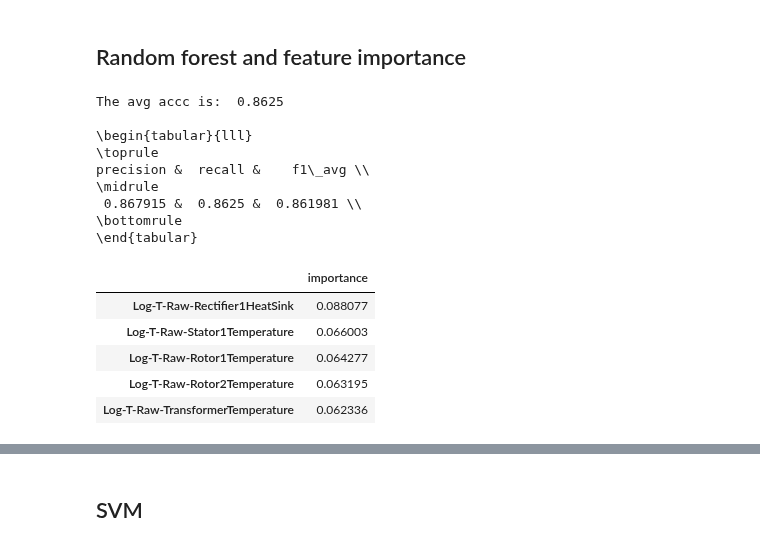
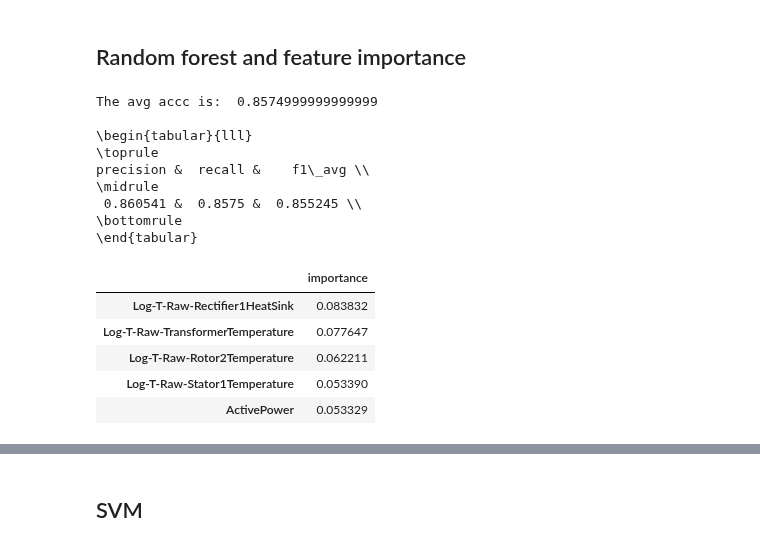
Before and after one commit to StianIsmar/project-thesis, a Jupyter notebook: TE/models/run_models_stian.ipynb, the cells around one changed output, grey strips where cells are left out. Saved outputs shown, nothing was run; the diff lists cells and outputs as text; code cells hidden in the pictures.

```diff
--- a/TE/models/run_models_stian.ipynb
+++ b/TE/models/run_models_stian.ipynb
@@ -105,37 +105,38 @@ X_test_smote1 ,y_test_smote1 = sm.fit_resample(X_test, y_test)
 # %%
 from sklearn.ensemble import RandomForestClassifier
 
 rf = RandomForestClassifier(n_estimators=10, random_state=12)
 
-df_rf, y_true, y_pred = performance_measure.cross_validate_model(rf,X,y)
+# Smote is on the cross validation
+df_rf, y_true, y_pred = performance_measure.cross_validate_model(rf,X,y,smote=True)
 performance_measure.confusion_matrix(y_true,y_pred)
 
 # rf = random_forest_method.get_rf_model(pd.DataFrame(X_train_smote1,columns=X_train.columns), pd.DataFrame(X_test_smote1,columns=X_train.columns), y_train_smote1, y_test_smote1)
 # rf1 = random_forest_method.get_rf_model(X_train, X_test, y_train, y_test)
 
 # Combine training and test data for cross validation:
 
 rf.fit(X_smote,y_smote)
 
 columns = X.columns
 feature_importances = random_forest_method.get_feature_importances(rf, columns)
 feature_importances.head()
 # %% [output]
-The avg accc is:  0.8625
+The avg accc is:  0.8574999999999999
 
 \begin{tabular}{lll}
 \toprule
 precision &  recall &    f1\_avg \\
 \midrule
- 0.867915 &  0.8625 &  0.861981 \\
+ 0.860541 &  0.8575 &  0.855245 \\
 \bottomrule
 \end{tabular}
 |  | importance |
-| Log-T-Raw-Rectifier1HeatSink | 0.088077 |
-| Log-T-Raw-Stator1Temperature | 0.066003 |
-| Log-T-Raw-Rotor1Temperature | 0.064277 |
-| Log-T-Raw-Rotor2Temperature | 0.063195 |
-| Log-T-Raw-TransformerTemperature | 0.062336 |
+| Log-T-Raw-Rectifier1HeatSink | 0.083832 |
+| Log-T-Raw-TransformerTemperature | 0.077647 |
+| Log-T-Raw-Rotor2Temperature | 0.062211 |
+| Log-T-Raw-Stator1Temperature | 0.053390 |
+| ActivePower | 0.053329 |
 # %%
 pandas_to_latex.df_to_latex(feature_importances.head())
 # %% [output]
```
Also changed, not shown: parts of 25 cells of this notebook.
